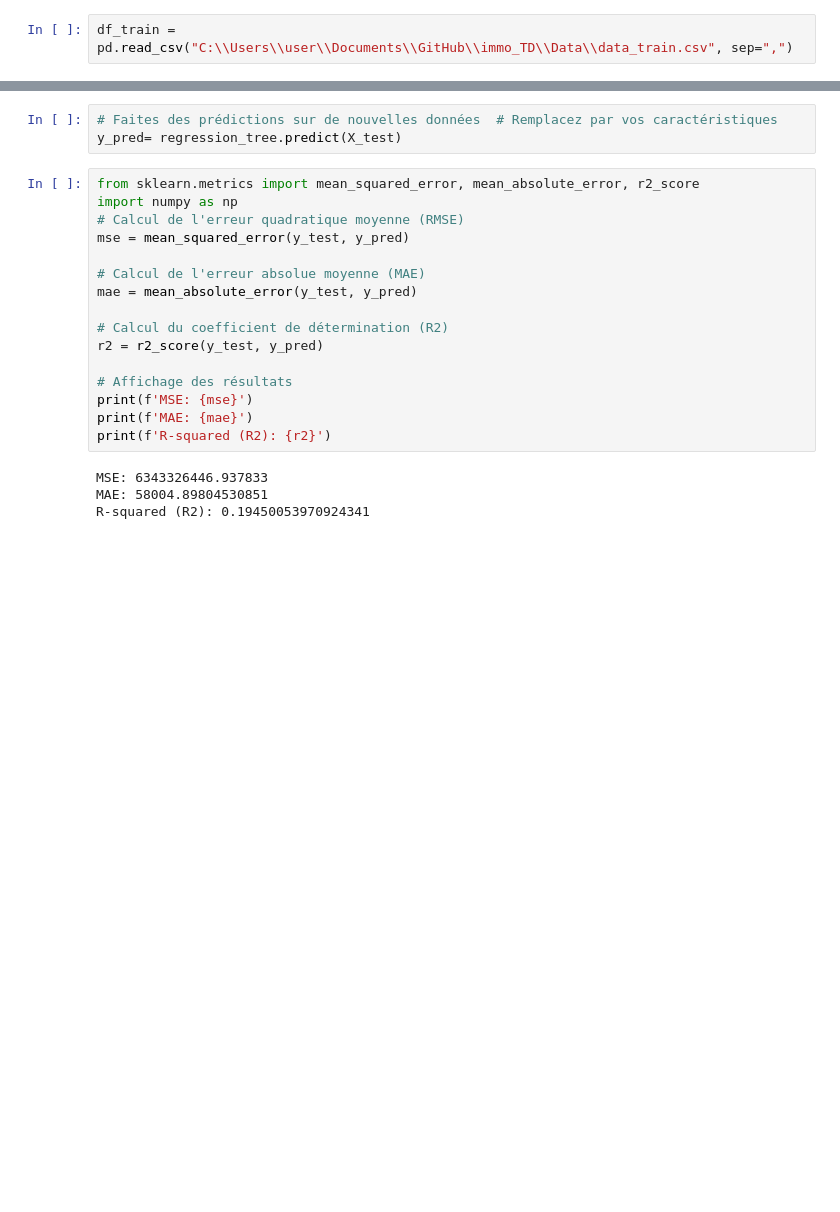
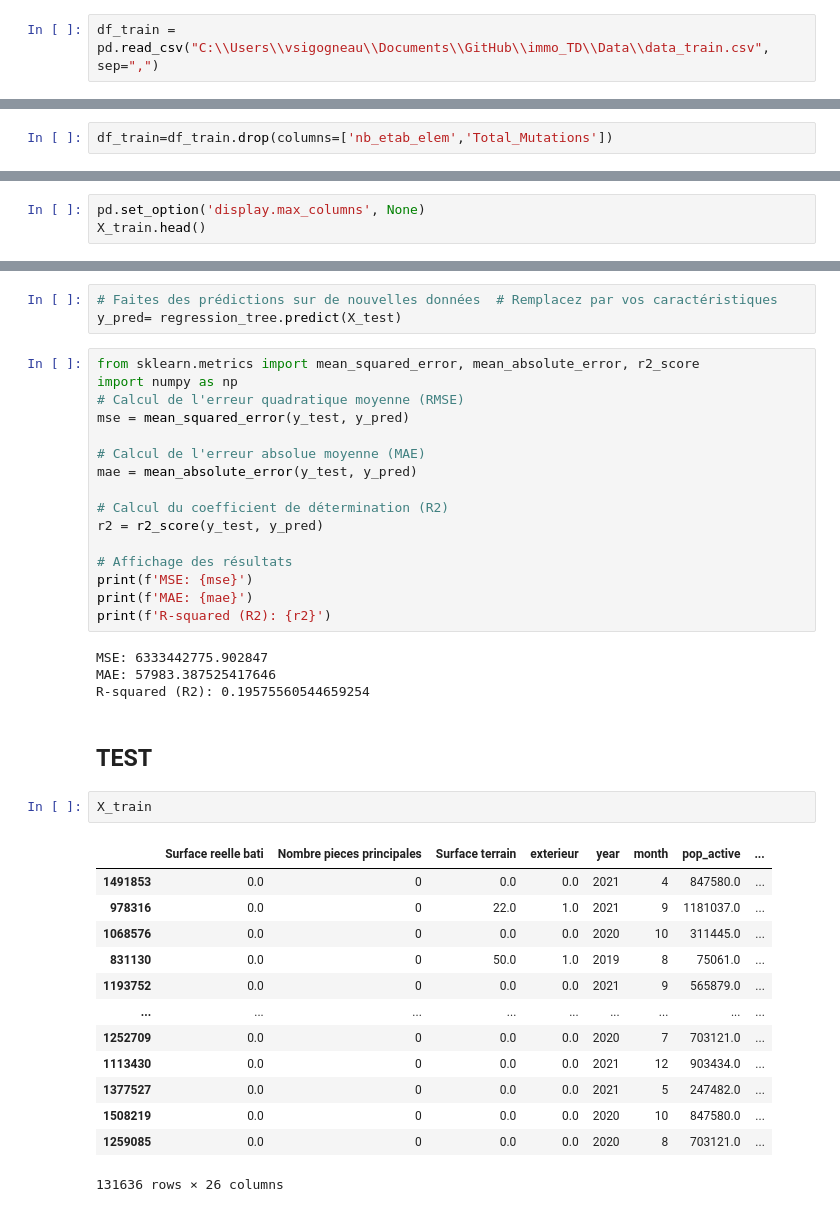
Before and after one commit to cvarrei/MachineLearning_ValeurFoncieres, a Jupyter notebook: Victor/regression.ipynb, the cells around one changed output, grey strips where cells are left out. Saved outputs shown, nothing was run; the diff lists cells and outputs as text; blank space fills up the shorter version.

```diff
--- a/Victor/regression.ipynb
+++ b/Victor/regression.ipynb
@@ -3,7 +3,7 @@ import pandas as pd
 # %% [markdown]
 # Nettoyage des données
 # %%
-df_train = pd.read_csv("C:\\Users\\user\\Documents\\GitHub\\immo_TD\\Data\\data_train.csv", sep=",")
+df_train = pd.read_csv("C:\\Users\\vsigogneau\\Documents\\GitHub\\immo_TD\\Data\\data_train.csv", sep=",")
 # %%
 #On enleve la colonne Normalized_Mutations
 df_train = df_train.drop(columns=['Normalized_Mutations'])
@@ -10,3 +18,5 @@ df_train = df_train.drop(columns=['Normalized_Mutations'])
+# %%
+df_train=df_train.drop(columns=['nb_etab_elem','Total_Mutations'])
 # %%
 df_train.head(2)
 # %% [output]
@@ -57,3 +70,6 @@ from sklearn.model_selection import train_test_split
 y=df_local["Valeur fonciere"]
 X = df_local.drop(columns=['Valeur fonciere',"Type local"])
 X_train, X_test, y_train, y_test = train_test_split(X, y, test_size=0.2, random_state=42)
+# %%
+pd.set_option('display.max_columns', None)
+X_train.head()
@@ -257,6 +350,24 @@ print(f'MSE: {mse}')
 print(f'MAE: {mae}')
 print(f'R-squared (R2): {r2}')
 # %% [output]
-MSE: 6343326446.937833
-MAE: 58004.89804530851
-R-squared (R2): 0.19450053970924341
+MSE: 6333442775.902847
+MAE: 57983.387525417646
+R-squared (R2): 0.19575560544659254
+# %% [markdown]
+## TEST
+# %%
+X_train
+# %% [output]
+|  | Surface reelle bati | Nombre pieces principales | Surface terrain | exterieur | year | month | pop_active | ... |
+| 1491853 | 0.0 | 0 | 0.0 | 0.0 | 2021 | 4 | 847580.0 | ... |
+| 978316 | 0.0 | 0 | 22.0 | 1.0 | 2021 | 9 | 1181037.0 | ... |
+| 1068576 | 0.0 | 0 | 0.0 | 0.0 | 2020 | 10 | 311445.0 | ... |
+| 831130 | 0.0 | 0 | 50.0 | 1.0 | 2019 | 8 | 75061.0 | ... |
+| 1193752 | 0.0 | 0 | 0.0 | 0.0 | 2021 | 9 | 565879.0 | ... |
+| ... | ... | ... | ... | ... | ... | ... | ... | ... |
+| 1252709 | 0.0 | 0 | 0.0 | 0.0 | 2020 | 7 | 703121.0 | ... |
+| 1113430 | 0.0 | 0 | 0.0 | 0.0 | 2021 | 12 | 903434.0 | ... |
+| 1377527 | 0.0 | 0 | 0.0 | 0.0 | 2021 | 5 | 247482.0 | ... |
+| 1508219 | 0.0 | 0 | 0.0 | 0.0 | 2020 | 10 | 847580.0 | ... |
+| 1259085 | 0.0 | 0 | 0.0 | 0.0 | 2020 | 8 | 703121.0 | ... |
+131636 rows × 26 columns
```
Also changed, not shown: parts of 27 cells of this notebook, 4 other files.
